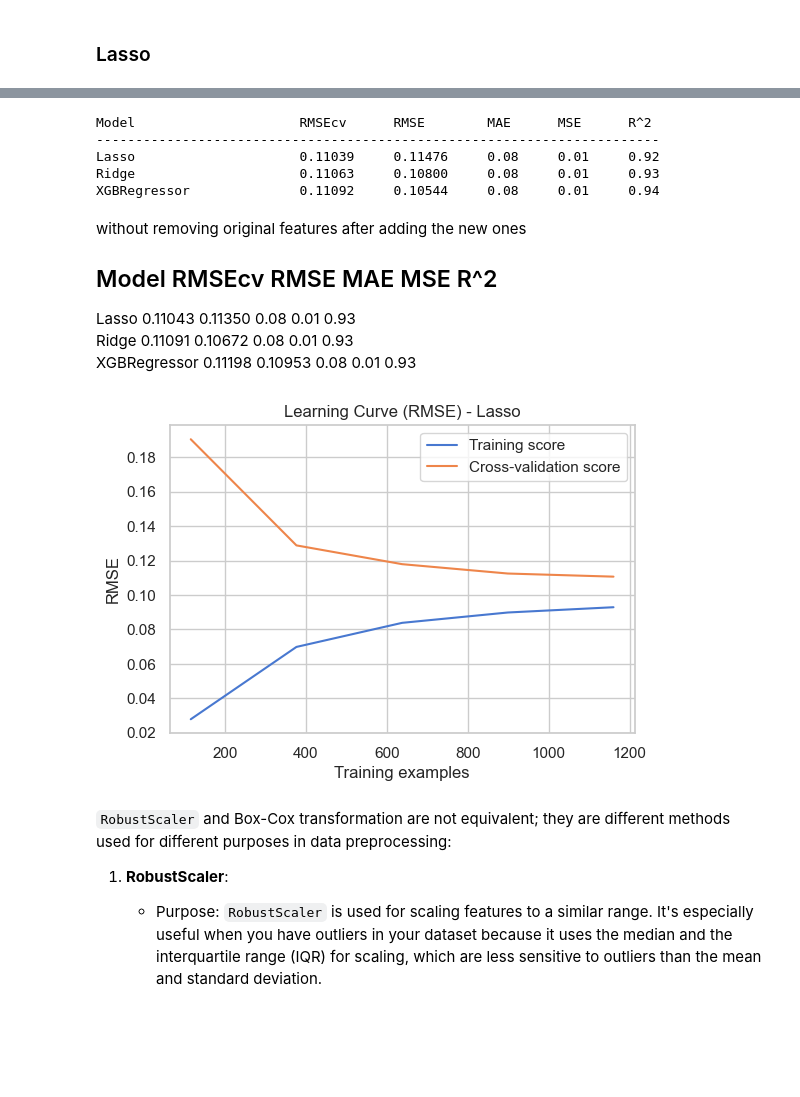
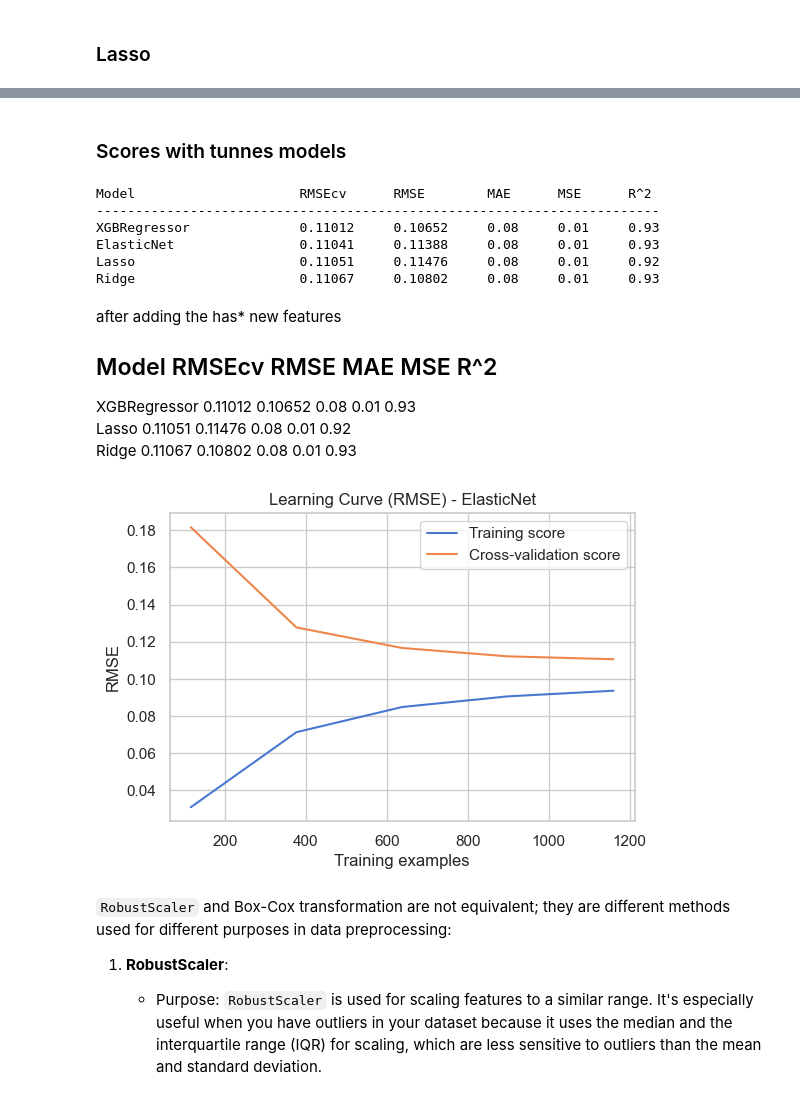
Before and after one commit to sjuanati/DataSciLabs, a Jupyter notebook: projects/kaggle/02_house_prices/house_prices.ipynb, the cells around one changed output, grey strips where cells are left out. Cells and saved outputs as stored; diff of their text form; code cells hidden in the pictures; blank space fills up the shorter version.

Commit message:
added ElasticNet regressor

```diff
--- a/projects/kaggle/02_house_prices/house_prices.ipynb
+++ b/projects/kaggle/02_house_prices/house_prices.ipynb
@@ -336,6 +349,36 @@ def fit_lasso_regressor(
     )
     lasso.fit(X_train, y_train)
     return lasso
+# %%
+from sklearn.linear_model import ElasticNet
+
+
+def fit_elastic_net_regressor(
+    alpha=1.0,
+    fit_intercept=True,
+    l1_ratio=0.5,
+    max_iter=1000,
+    positive=False,
+    precompute=False,
+    selection="cyclic",
+    tol=0.0001,
+    warm_start=False,
+):
+    enet = ElasticNet(
+        alpha=alpha,
+        l1_ratio=l1_ratio,
+        fit_intercept=fit_intercept,
+        precompute=precompute,
+        max_iter=max_iter,
+        copy_X=True,
+        tol=tol,
+        warm_start=warm_start,
+        positive=positive,
+        random_state=RANDOM_STATE,
+        selection=selection,
+    )
+    enet.fit(X_train, y_train)
+    return enet
 # %% [markdown]
 ### Fit Models
 # %%
@@ -543,24 +604,39 @@ lasso = fit_lasso_regressor(
+# %%
+enet = fit_elastic_net_regressor(
+    alpha=0.00015,
+    fit_intercept=True,
+    l1_ratio=0.8,
+    max_iter=12000,
+    positive=True,
+    precompute=False,
+    selection="random",
+    tol=0.00001,
+    warm_start=False,
+)
+# %% [markdown]
+### Scores with tunnes models
 # %%
-models = [xgb, ridge, lasso]
+models = [xgb, ridge, lasso, enet]
 evaluate_models(models, 10)
 # %% [output]
 Model                     RMSEcv      RMSE        MAE      MSE      R^2
 ------------------------------------------------------------------------
-Lasso                     0.11039     0.11476     0.08     0.01     0.92
-Ridge                     0.11063     0.10800     0.08     0.01     0.93
-XGBRegressor              0.11092     0.10544     0.08     0.01     0.94
+XGBRegressor              0.11012     0.10652     0.08     0.01     0.93
+ElasticNet                0.11041     0.11388     0.08     0.01     0.93
+Lasso                     0.11051     0.11476     0.08     0.01     0.92
+Ridge                     0.11067     0.10802     0.08     0.01     0.93
 # %% [markdown]
-without removing original features after adding the new ones
+after adding the has* new features
 
 Model                     RMSEcv      RMSE        MAE      MSE      R^2
 ------------------------------------------------------------------------
-Lasso                     0.11043     0.11350     0.08     0.01     0.93
-Ridge                     0.11091     0.10672     0.08     0.01     0.93
-XGBRegressor              0.11198     0.10953     0.08     0.01     0.93
+XGBRegressor              0.11012     0.10652     0.08     0.01     0.93
+Lasso                     0.11051     0.11476     0.08     0.01     0.92
+Ridge                     0.11067     0.10802     0.08     0.01     0.93
 # %%
-plot_learning_curve(lasso)
+plot_learning_curve(enet)
 # %% [output]
-[figure, old version]
+[figure, new version]
 # %%
 from scipy.stats import skew, boxcox_normmax
 from scipy.special import boxcox1p
```
Also changed, not shown: parts of 14 cells of this notebook.
